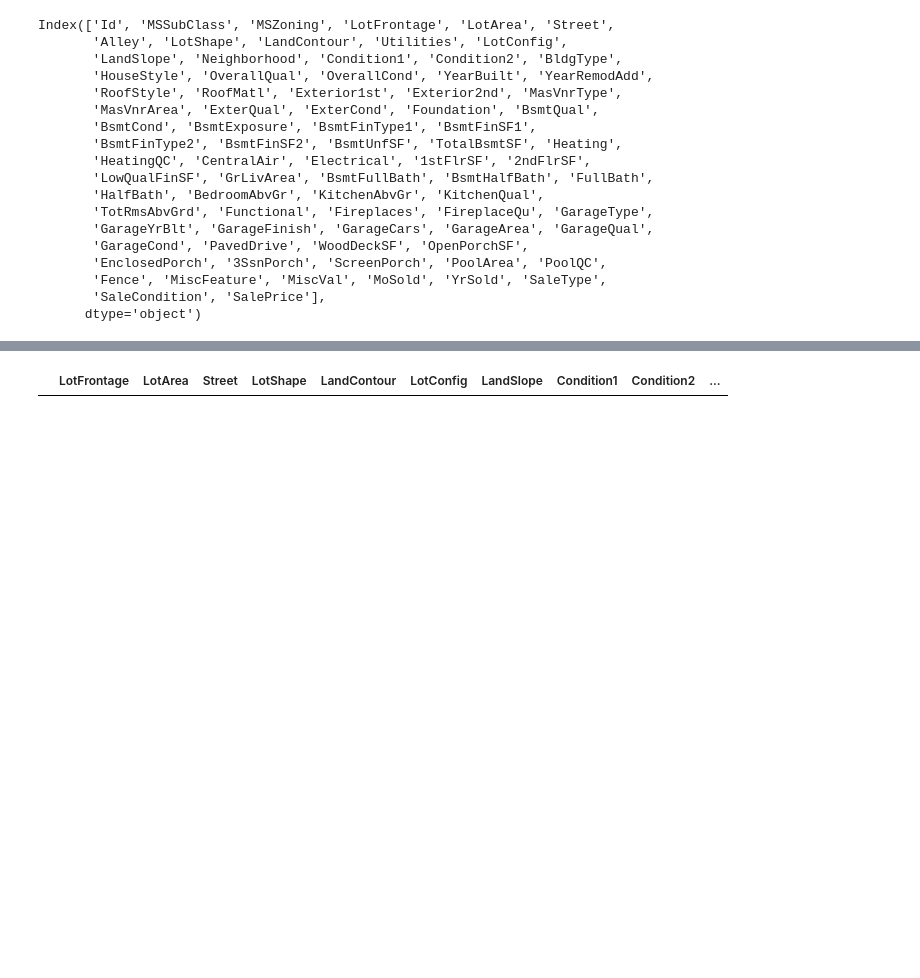
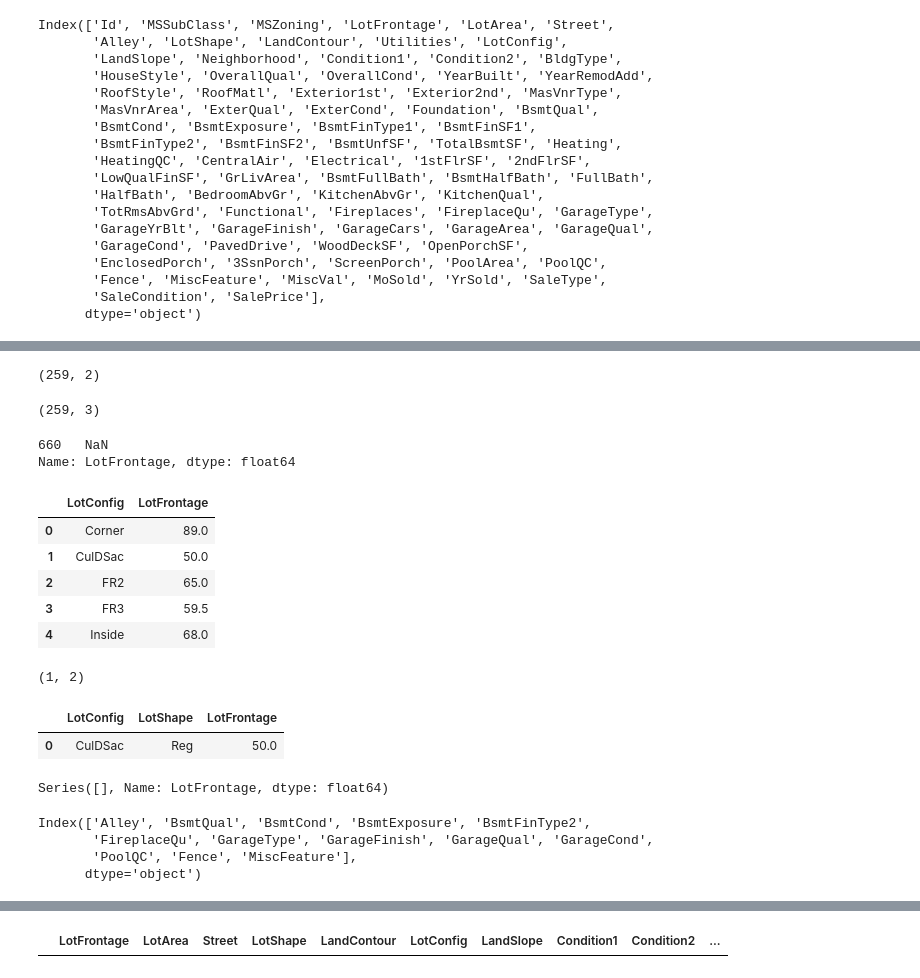
Before and after one commit to strachan/house_pricing_prediction, a Jupyter notebook: missing_values.ipynb, the cells around one changed output, grey strips where cells are left out. Saved outputs shown, nothing was run; the diff lists cells and outputs as text; code cells hidden in the pictures; blank space fills up the shorter version.

```diff
--- a/missing_values.ipynb
+++ b/missing_values.ipynb
@@ -34,0 +70,4 @@ Index(['Id', 'MSSubClass', 'MSZoning', 'LotFrontage', 'LotArea', 'Street',
+# %%
+possible_lotFrontage_values = house_prices.groupby(['LotConfig', 'LotShape']).agg({'LotFrontage':'median'})
+possible_lotFrontage_values = possible_lotFrontage_values.reset_index()
+possible_lotFrontage_values
@@ -34,0 +93,39 @@ Index(['Id', 'MSSubClass', 'MSZoning', 'LotFrontage', 'LotArea', 'Street',
+# %%
+missing_values = house_prices.loc[house_prices['LotFrontage'].isna(), ['LotConfig', 'LotShape']]
+missing_values.shape
+# %% [output]
+(259, 2)
+# %%
+merge_missing_with_domain = pd.merge(missing_values, possible_lotFrontage_values, how='left', left_on=['LotConfig', 'LotShape'], right_on=['LotConfig', 'LotShape'])
+merge_missing_with_domain.shape
+# %% [output]
+(259, 3)
+# %%
+house_prices.loc[house_prices['LotFrontage'].isna(), 'LotFrontage'] = merge_missing_with_domain['LotFrontage'].values
+# %%
+house_prices.loc[house_prices['LotFrontage'].isna(), 'LotFrontage']
+# %% [output]
+660   NaN
+Name: LotFrontage, dtype: float64
+# %%
+possible_lotFrontage_values = house_prices.groupby(['LotConfig']).agg({'LotFrontage':'median'})
+possible_lotFrontage_values = possible_lotFrontage_values.reset_index()
+possible_lotFrontage_values
+# %% [output]
+|  | LotConfig | LotFrontage |
+| 0 | Corner | 89.0 |
+| 1 | CulDSac | 50.0 |
+| 2 | FR2 | 65.0 |
+| 3 | FR3 | 59.5 |
+| 4 | Inside | 68.0 |
+# %%
+missing_values = house_prices.loc[house_prices['LotFrontage'].isna(), ['LotConfig', 'LotShape']].copy()
+missing_values.shape
+# %% [output]
+(1, 2)
+# %%
+merge_missing_with_domain = pd.merge(missing_values, possible_lotFrontage_values, how='left', left_on=['LotConfig'], right_on=['LotConfig'])
+merge_missing_with_domain
+# %% [output]
+|  | LotConfig | LotShape | LotFrontage |
+| 0 | CulDSac | Reg | 50.0 |
@@ -34,0 +134,12 @@ Index(['Id', 'MSSubClass', 'MSZoning', 'LotFrontage', 'LotArea', 'Street',
+# %%
+house_prices.loc[house_prices['LotFrontage'].isna(), 'LotFrontage']
+# %% [output]
+Series([], Name: LotFrontage, dtype: float64)
+# %%
+missing = house_prices.isna().sum()
+missing[missing > 0].index
+# %% [output]
+Index(['Alley', 'BsmtQual', 'BsmtCond', 'BsmtExposure', 'BsmtFinType2',
+       'FireplaceQu', 'GarageType', 'GarageFinish', 'GarageQual', 'GarageCond',
+       'PoolQC', 'Fence', 'MiscFeature'],
+      dtype='object')
```
Also changed, not shown: parts of 23 cells of this notebook.
